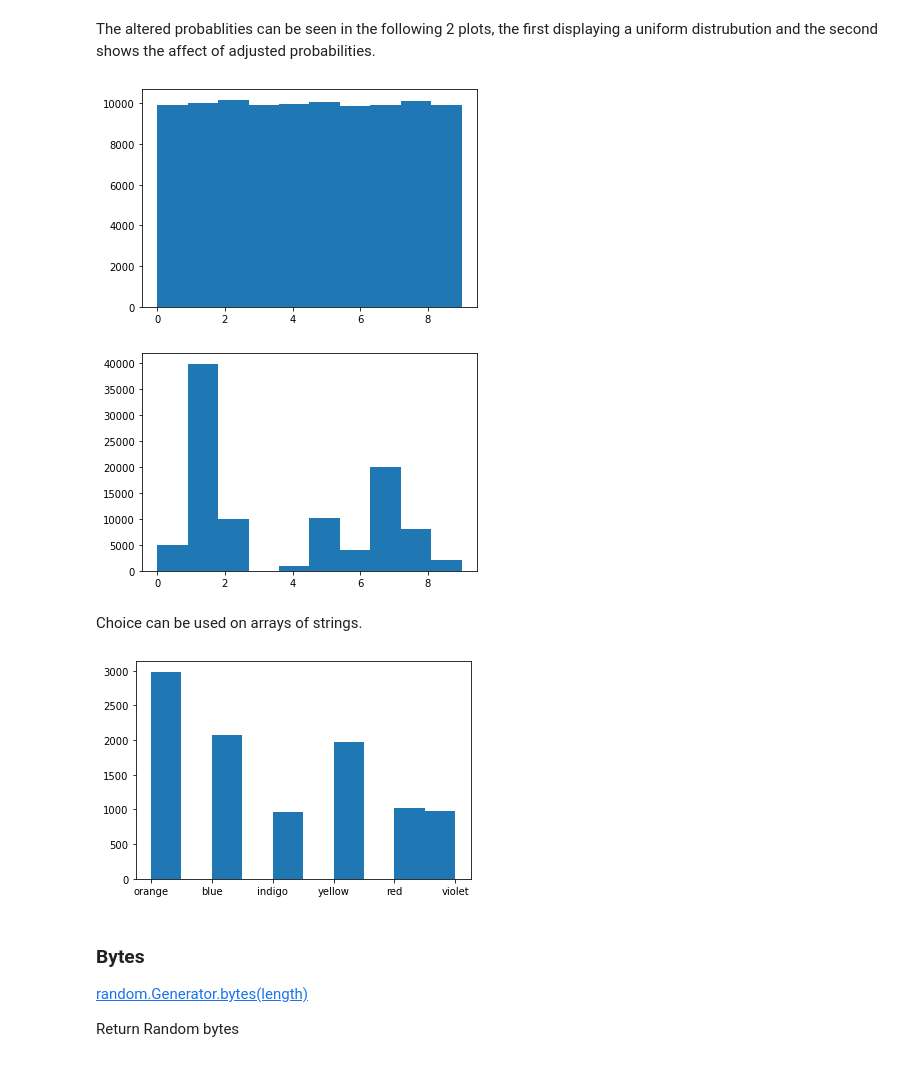
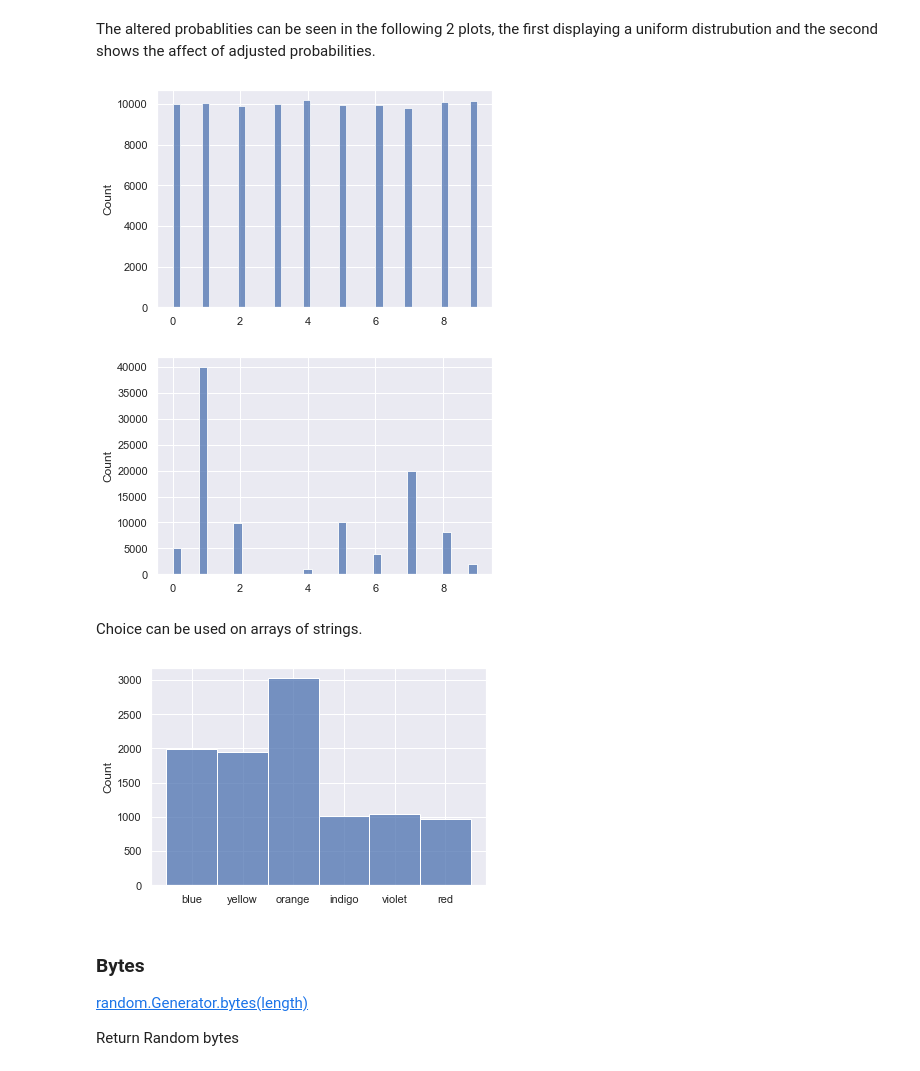
Before and after one commit to ShanePAustin/numpy-random, a Jupyter notebook: numpy-random.ipynb, the cells around one changed output. Cells and saved outputs as stored; diff of their text form; code cells hidden in the pictures.

```diff
--- a/numpy-random.ipynb
+++ b/numpy-random.ipynb
@@ -212,19 +212,19 @@ The altered probablities can be seen in the following 2 plots, the first display
 # %%
 #Generate 100000 numbers from 0-9
 arr = rng.choice((10),100000)
 #Plot the Histogram
-plt.hist(arr)
+sns.histplot(arr)
 plt.show()
 # %% [output]
-[figure, old version]
+[figure, new version]
 # %%
 #Generates 100,000 integers between 0-9 with probabilties between 0-40%
 arr = rng.choice(10,100000, p= [0.05, 0.4, 0.1, 0, 0.01, 0.1, 0.04, 0.2, 0.08, 0.02])
 #Plot the Histogram
-plt.hist(arr)
+sns.histplot(arr)
 plt.show()
 # %% [output]
-[figure, old version]
+[figure, new version]
 # %% [markdown]
 Choice can be used on arrays of strings.
 # %%
@@ -233,10 +233,10 @@ colour = ["red", "orange", "yellow", "green", "blue", "indigo", "violet"]
 #Alter the probabilites of the colours appearing
 rainbow = rng.choice(colour,10000, p= [0.1, 0.3, 0.2, 0, 0.2, 0.1, 0.1])
 #Plot the Histogram
-plt.hist(rainbow)
+sns.histplot(rainbow)
 plt.show()
 # %% [output]
-[figure, old version]
+[figure, new version]
 # %% [markdown]
 ### Bytes
 
```
Also changed, not shown: parts of 48 cells of this notebook.
